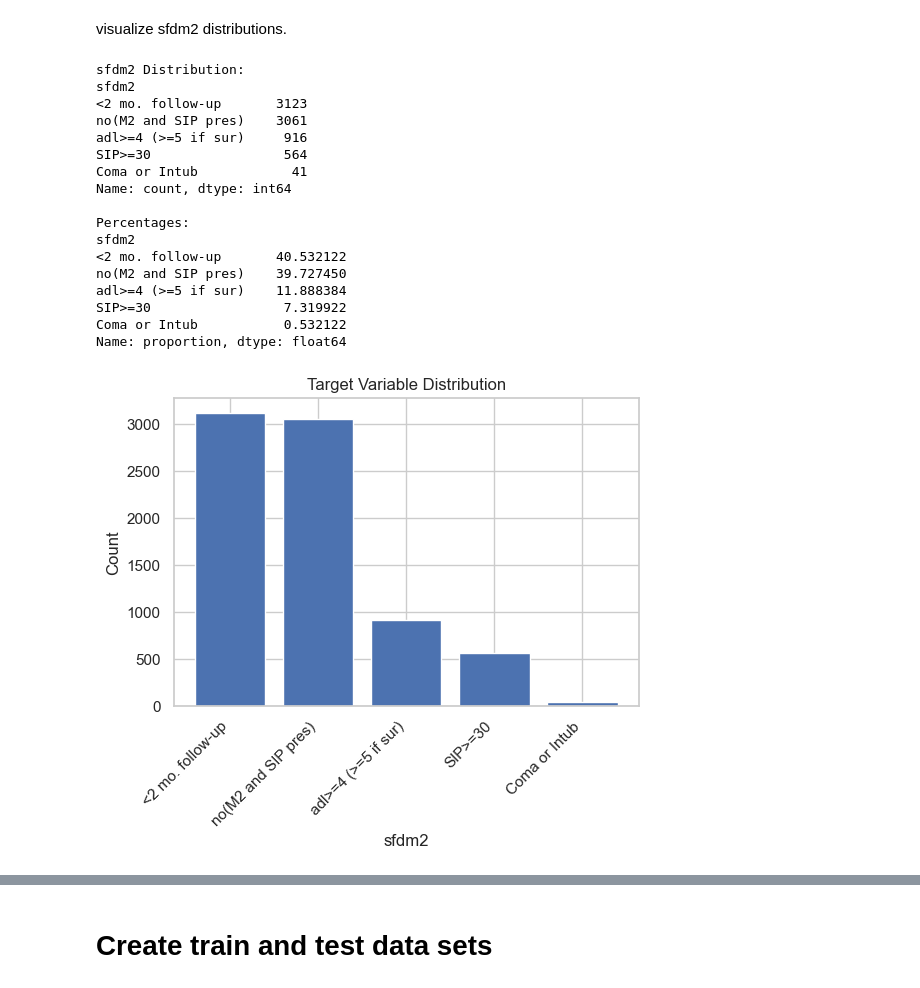
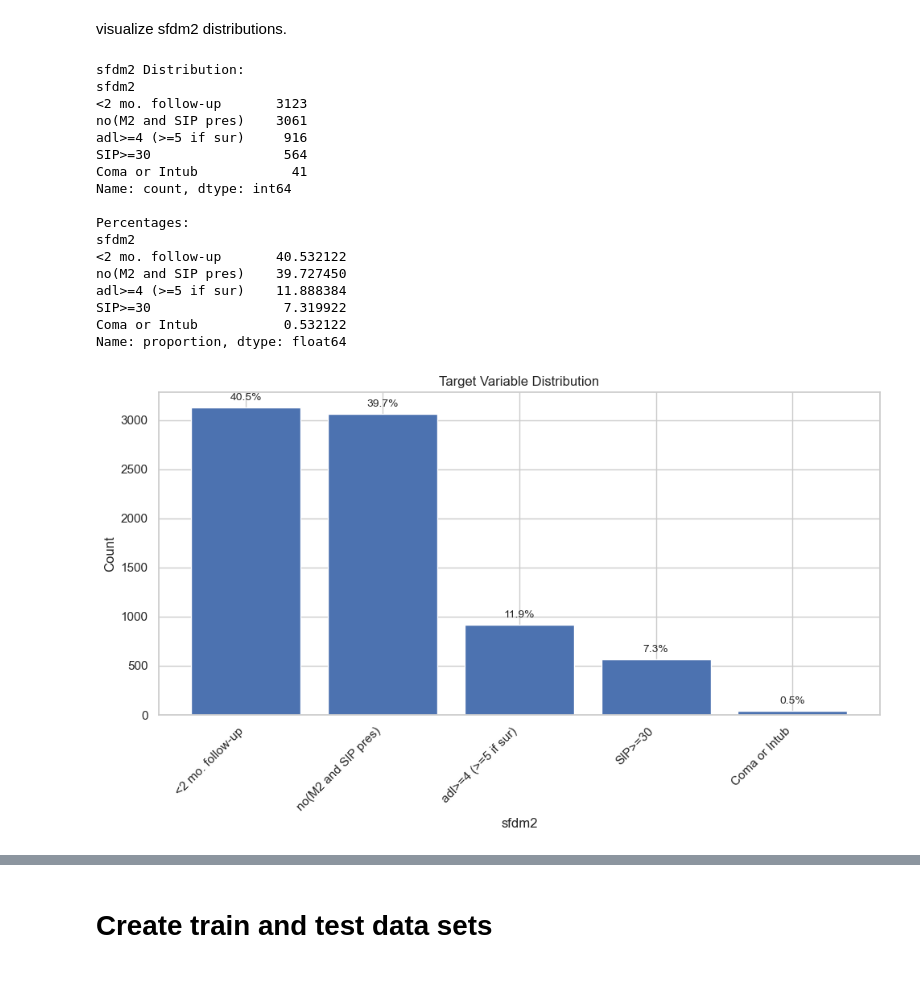
Before and after one commit to Gufeng-2002/5420_Final_Project, a Jupyter notebook: src/teammate_code/Jane_DataProcessing.ipynb, the cells around one changed output, grey strips where cells are left out. Saved outputs shown, nothing was run; the diff lists cells and outputs as text; code cells hidden in the pictures.

```diff
--- a/src/teammate_code/Jane_DataProcessing.ipynb
+++ b/src/teammate_code/Jane_DataProcessing.ipynb
@@ -184,33 +246,43 @@ visualize sfdm2 distributions.
 sfdm2_counts = data['sfdm2'].value_counts()
 print("\nsfdm2 Distribution:")
 print(sfdm2_counts)
 sfdm2_percentages = data['sfdm2'].value_counts(normalize=True) * 100
 print("\nPercentages:")
 print(sfdm2_percentages)
 
-plt.figure(figsize=(6, 4))
-plt.bar(sfdm2_counts.index, sfdm2_counts.values)
+plt.figure(figsize=(10, 6))
+bars = plt.bar(sfdm2_counts.index, sfdm2_counts.values)
 plt.title('Target Variable Distribution')
 plt.xlabel('sfdm2')
 plt.ylabel('Count')
 plt.xticks(rotation=45, ha='right')
+
+# Add percentage labels on top of each bar
+for i, bar in enumerate(bars):
+    height = bar.get_height()
+    percentage = sfdm2_percentages.iloc[i]
+    plt.text(bar.get_x() + bar.get_width()/2., height + 50,
+             f'{percentage:.1f}%',
+             ha='center', va='bottom', fontsize=10)
+
+plt.tight_layout()
 plt.show()
 # %% [output]
 sfdm2 Distribution:
 sfdm2
 <2 mo. follow-up       3123
 no(M2 and SIP pres)    3061
 adl>=4 (>=5 if sur)     916
 SIP>=30                 564
 Coma or Intub            41
 Name: count, dtype: int64
 
 Percentages:
 sfdm2
 <2 mo. follow-up       40.532122
 no(M2 and SIP pres)    39.727450
 adl>=4 (>=5 if sur)    11.888384
 SIP>=30                 7.319922
 Coma or Intub           0.532122
 Name: proportion, dtype: float64
-[figure, old version]
+[figure, new version]
```
Also changed, not shown: parts of 21 cells of this notebook, 2 other files.
